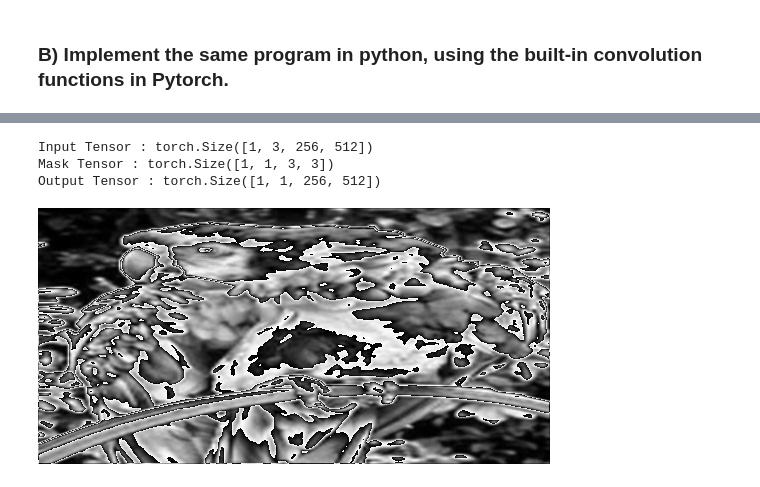
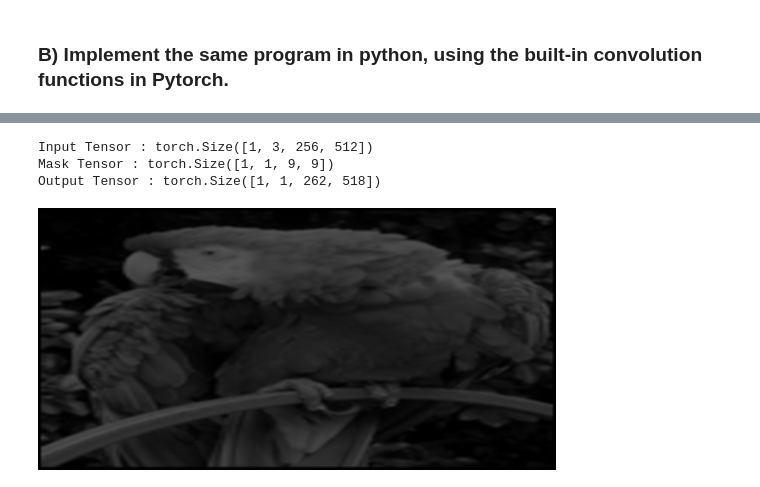
Before and after one commit to YasminElgendi/Parallel_Computing, a Jupyter notebook: Lab 4 - Convolution/convolution.ipynb, the cells around one changed output, grey strips where cells are left out. Cells and saved outputs as stored; diff of their text form; code cells hidden in the pictures.

Commit message:
convolution kind of fixed, done iterative images and saves them to output file

```diff
--- a/Lab 4 - Convolution/convolution.ipynb
+++ b/Lab 4 - Convolution/convolution.ipynb
@@ -50,6 +52,7 @@ images, names = read_images('./input')
 
 mask_size, mask = read_mask('mask.txt')
 # %%
+
 # Read the image file
 image = Image.open('./input/bird1.jpg')
 
@@ -64,35 +67,37 @@ print('Input Tensor :',Input.shape)
 mask_tensor = torch.tensor(mask, dtype=torch.float)
 
 # Reshape the mask tensor to match the expected shape by Conv2d
-mask_tensor = mask_tensor.reshape(1, 1, 3, 3)
+mask_tensor = mask_tensor.reshape(1, 1, mask_size, mask_size)
+# mask_tensor = torch.tensor(mask, dtype=torch.float).reshape(1, 1, 3, 3)
 
 print('Mask Tensor :',mask_tensor.shape)
 
 padding = math.floor(mask_size / 2)
 
 
 # Define the convolution operation
 conv = nn.Conv2d(in_channels=3, out_channels=1, kernel_size=3, padding=padding, bias=False)
 
 # Define the uniform weights for the kernel
-uniform_weight = torch.ones((1, 3, mask_size, mask_size), dtype=torch.float32) / (mask_size * mask_size)
+uniform_weight = torch.ones((1, 3, 3, 3), dtype=torch.float32) / (mask_size * mask_size)
+# Both should have consistent dimensions for 3x3 kernel.
 
 # Manually set the weights of the convolutional layer
 with torch.no_grad():  # Disable gradient tracking to avoid unnecessary computation
     conv.weight.copy_(uniform_weight)
 
 output = conv(Input)
 
 print('Output Tensor :',output.shape)
 
 # squeeze image
 Out_img = output.squeeze(0)
 
 # convert tensor to image
 Out_img = T.ToPILImage()(Out_img)
 Out_img
 # %% [output]
 Input Tensor : torch.Size([1, 3, 256, 512])
-Mask Tensor : torch.Size([1, 1, 3, 3])
-Output Tensor : torch.Size([1, 1, 256, 512])
+Mask Tensor : torch.Size([1, 1, 9, 9])
+Output Tensor : torch.Size([1, 1, 262, 518])
-[figure, old version]
+[figure, new version]
```
Also changed, not shown: parts of 6 cells of this notebook.
